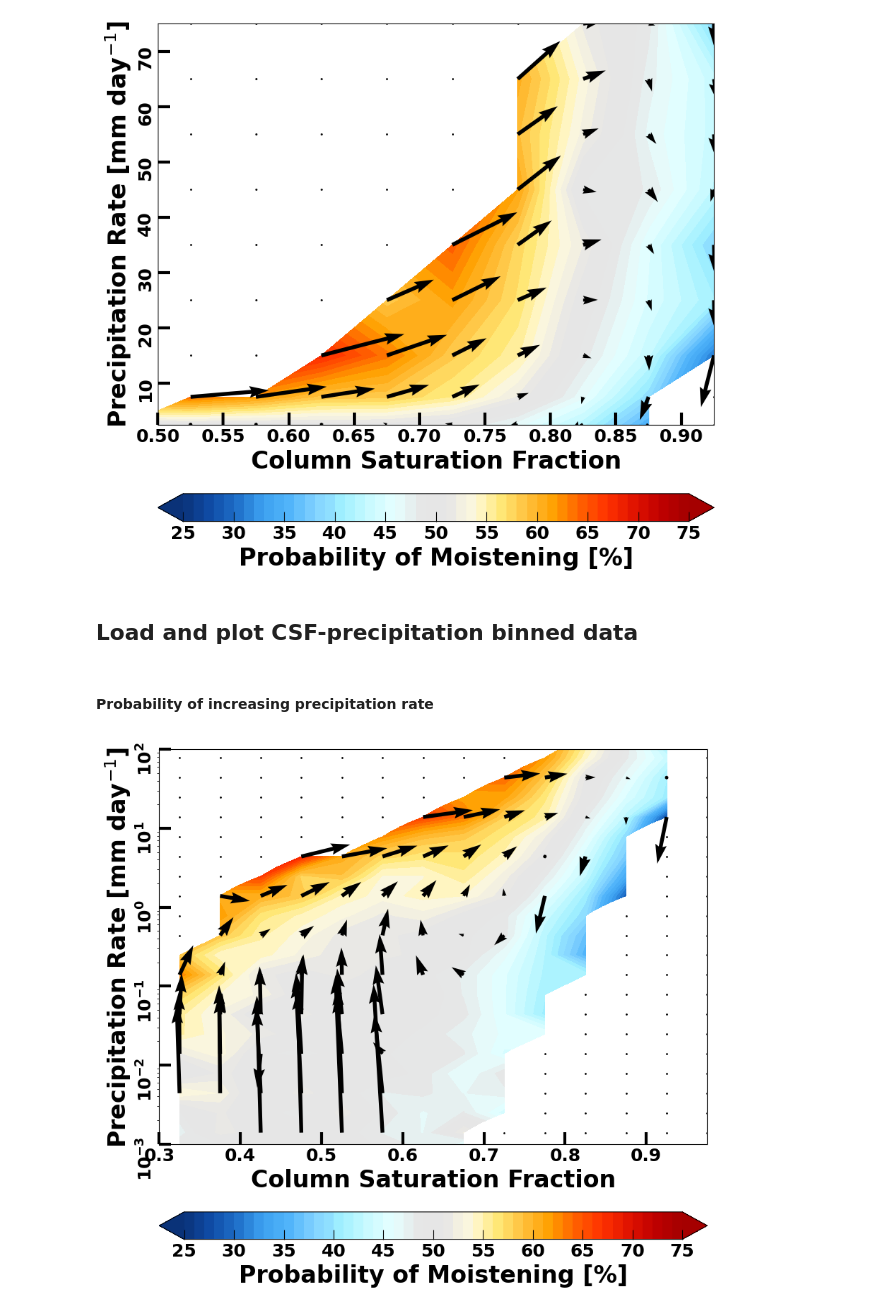
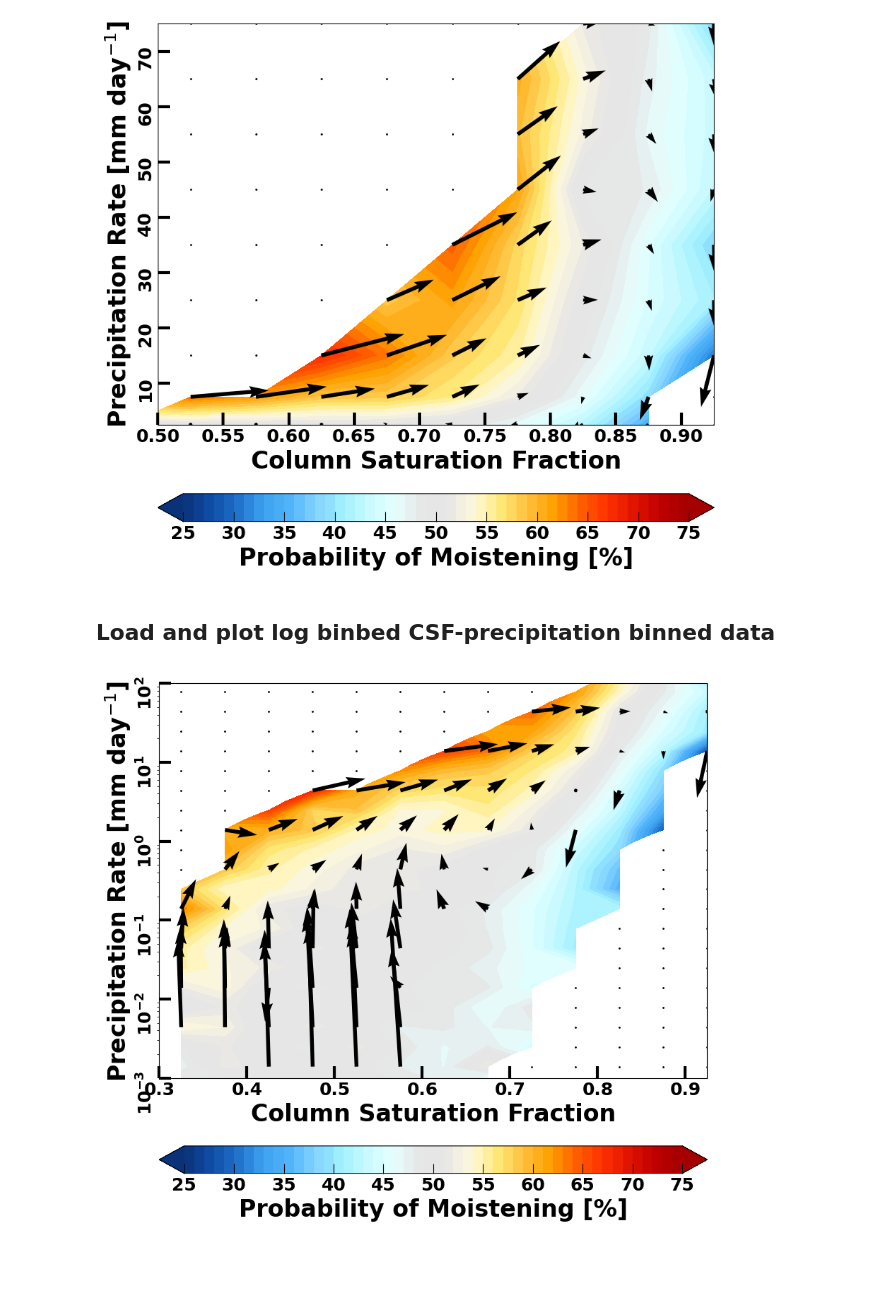
Before and after one commit to bwolding/tropical_PODs, a Jupyter notebook: testing/initial_testing.ipynb, the cells around one changed output. Cells and saved outputs as stored; diff of their text form; code cells hidden in the pictures; blank space fills up the shorter version.

Commit message:
Consolidated two-binned plotting functions

```diff
--- a/testing/initial_testing.ipynb
+++ b/testing/initial_testing.ipynb
@@ -558,27 +565,31 @@ plot_two_variables_binned_composites(two_variable_binned_coevolution_composites,
 # %% [output]
 [figure]
 # %% [markdown]
-## Load and plot CSF-precipitation binned data
+## Load and plot log binbed CSF-precipitation binned data
 # %%
 csf_precipitation_rate_log_binned_coevolution_composite = process_multiyear_two_variable_binned_coevolution_composites(limit_files_to_select_years(glob(odir_datasets + 'csf_precipitation_rate_log_binned_coevolution_composite_*'), years_to_plot_list))
 csf_precipitation_rate_log_binned_precipitation_rate_composite = process_multiyear_two_variable_binned_ivar_composites(limit_files_to_select_years(glob(odir_datasets + 'csf_precipitation_rate_log_binned_precipitation_rate_composite_*'), years_to_plot_list))
-# %% [markdown]
-#### Probability of increasing precipitation rate
 # %%
 two_variable_binned_coevolution_composites = csf_precipitation_rate_log_binned_coevolution_composite
+x_axis_limits = (0.3, 0.925)
+y_axis_limits = (10**-3, 10**2)
+x_axis_label = 'Column Saturation Fraction'
+y_axis_label = 'Precipitation Rate [mm day$^{-1}$]'
+pdf_axis_label='Percent of Total Samples'
+log_Y_axis_boolean = True
 color_shading_var = (csf_precipitation_rate_log_binned_precipitation_rate_composite['bin_number_pos_delta_ivar_centered'] / csf_precipitation_rate_log_binned_precipitation_rate_composite['bin_number_of_samples_centered'])*100
 color_shading_var_number_of_samples = csf_precipitation_rate_log_binned_precipitation_rate_composite['bin_number_of_samples_centered']
 color_shading_levels = np.arange(25, 76, 1)
 color_shading_map = colormap_colors
 colorbar_extend_string = 'both'
 colorbar_tick_levels = np.arange(25, 80, 5)
 colorbar_label_string = 'Probability of Moistening [%]'
 scientific_colorbar_boolean = False
 plot_vectors_boolean = True
 leading_lagging_centered_string='centered'
 save_fig_boolean = False
 figure_path_and_name = odir_plots + 'csf_precipitation_rate_log_binned_precipitation_rate_composite_' + str(years_to_plot_list[0]) + '_' + str(years_to_plot_list[-1]) + '.png'
 
-plot_two_variable_binned_composites_log_y_scale(two_variable_binned_coevolution_composites, color_shading_var, color_shading_var_number_of_samples, min_number_of_obs, color_shading_levels, color_shading_map, colorbar_extend_string, colorbar_tick_levels, colorbar_label_string, scientific_colorbar_boolean, plot_vectors_boolean, leading_lagging_centered_string, save_fig_boolean, figure_path_and_name)
+plot_two_variables_binned_ivar(two_variable_binned_coevolution_composites, color_shading_var, color_shading_var_number_of_samples, min_number_of_obs, color_shading_levels, color_shading_map, colorbar_extend_string, colorbar_tick_levels, colorbar_label_string, scientific_colorbar_boolean, log_Y_axis_boolean, x_axis_limits, y_axis_limits, x_axis_label, y_axis_label, plot_vectors_boolean, leading_lagging_centered_string, save_fig_boolean, figure_path_and_name)
 # %% [output]
-[figure, old version]
+[figure, new version]
```
Also changed, not shown: parts of 3 cells of this notebook.
